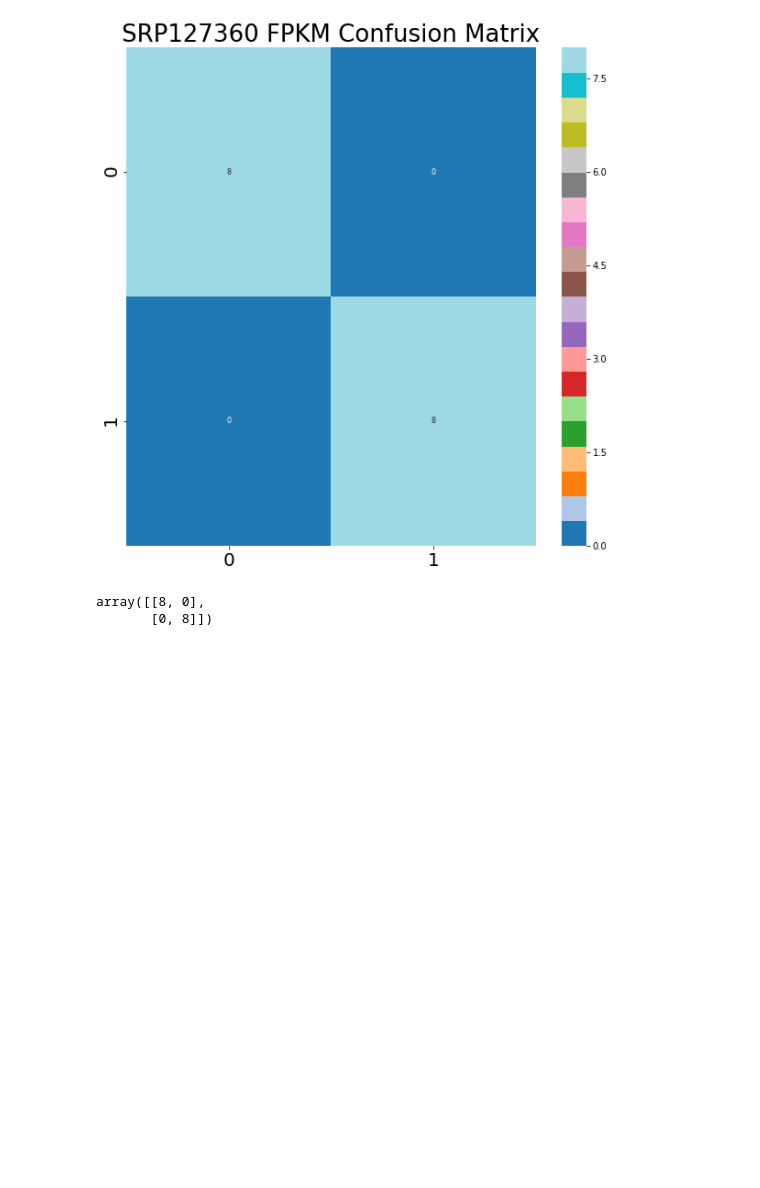
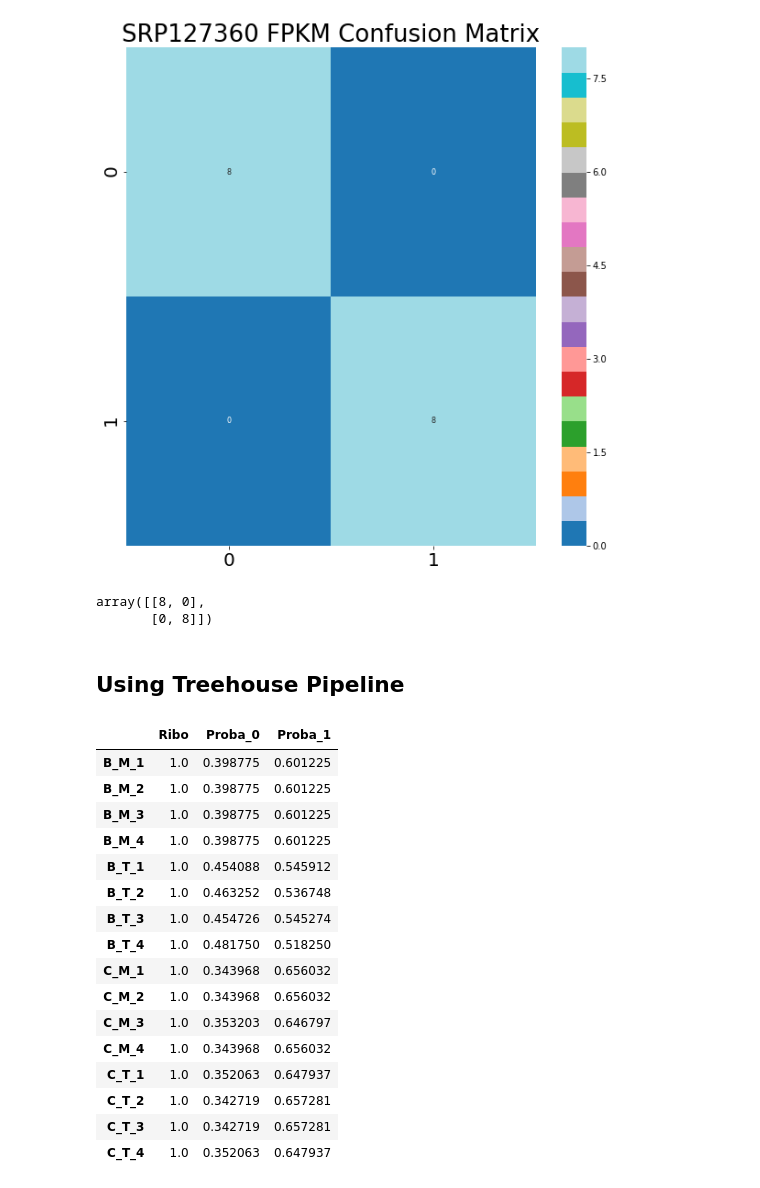
Before and after one commit to ioannisa92/RiboVsPolyA, a Jupyter notebook: examples/SRP127360_classifier_results.ipynb, the cells around one changed output. Cells and saved outputs as stored; diff of their text form; code cells hidden in the pictures; blank space fills up the shorter version.

```diff
--- a/examples/SRP127360_classifier_results.ipynb
+++ b/examples/SRP127360_classifier_results.ipynb
@@ -331,3 +351,5 @@ confusion(true_labels, list(pred_labels), plot=True, title='SRP127360 FPKM Confu
 [figure]
 array([[8, 0],
        [0, 8]])
+# %% [markdown]
+## Using Treehouse Pipeline
@@ -333,0 +358,20 @@ array([[8, 0],
+# %%
+srp_tpm_df
+# %% [output]
+|  | Ribo | Proba_0 | Proba_1 |
+| B_M_1 | 1.0 | 0.398775 | 0.601225 |
+| B_M_2 | 1.0 | 0.398775 | 0.601225 |
+| B_M_3 | 1.0 | 0.398775 | 0.601225 |
+| B_M_4 | 1.0 | 0.398775 | 0.601225 |
+| B_T_1 | 1.0 | 0.454088 | 0.545912 |
+| B_T_2 | 1.0 | 0.463252 | 0.536748 |
+| B_T_3 | 1.0 | 0.454726 | 0.545274 |
+| B_T_4 | 1.0 | 0.481750 | 0.518250 |
+| C_M_1 | 1.0 | 0.343968 | 0.656032 |
+| C_M_2 | 1.0 | 0.343968 | 0.656032 |
+| C_M_3 | 1.0 | 0.353203 | 0.646797 |
+| C_M_4 | 1.0 | 0.343968 | 0.656032 |
+| C_T_1 | 1.0 | 0.352063 | 0.647937 |
+| C_T_2 | 1.0 | 0.342719 | 0.657281 |
+| C_T_3 | 1.0 | 0.342719 | 0.657281 |
+| C_T_4 | 1.0 | 0.352063 | 0.647937 |
```
Also changed, not shown: parts of 14 cells of this notebook, 7 other files.
